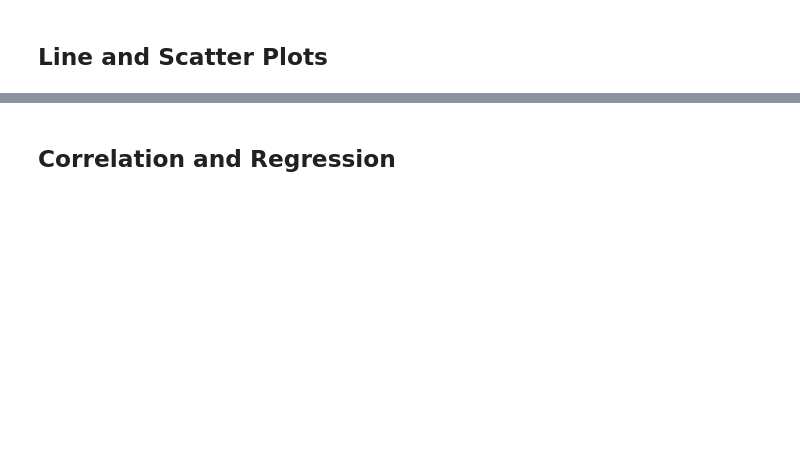
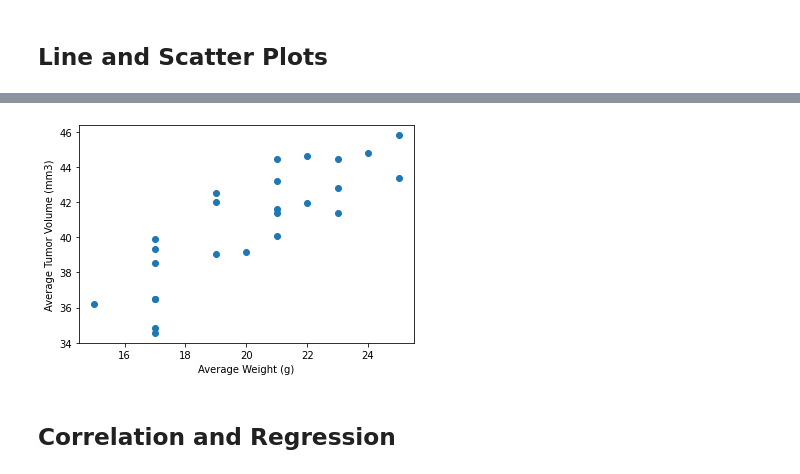
Before and after one commit to clawson13/Matplotlib-challenge, a Jupyter notebook: pymaceuticals.ipynb, the cells around one changed output, grey strips where cells are left out. Drawn from its saved outputs; the diff is of its cells as text; code cells hidden in the pictures; blank space fills up the shorter version.

```diff
--- a/pymaceuticals.ipynb
+++ b/pymaceuticals.ipynb
@@ -341,2 +398,25 @@ Infubinol's potential outliers: 36.3213458
+# %%
+# Generate a scatter plot of average tumor volume vs. average mouse weight of each mouse treated with the Capomulin regimen
+
+# Obtain dataframe for studying Volume vs. Weight
+weight_vs_volume = clean_study[['Mouse ID', 'Drug Regimen', 'Tumor Volume (mm3)', 'Weight (g)']]
+
+# Filter dataframe for Capomulin treatment only
+weight_vs_volume = weight_vs_volume[weight_vs_volume['Drug Regimen'].isin(['Capomulin'])]
+
+# Group dataframe by mouse, and store average Weight/Tumor Volume for each mouse in a variable for plotting
+weight_vs_volume_grp = weight_vs_volume.groupby('Mouse ID')
+weight_avg = weight_vs_volume_grp['Weight (g)'].mean()
+volume_avg = weight_vs_volume_grp['Tumor Volume (mm3)'].mean()
+
+# Label the axes
+plt.xlabel("Average Weight (g)")
+plt.ylabel("Average Tumor Volume (mm3)")
+
+# Plot and display scatter plot
+plt.scatter(weight_avg, volume_avg);
+plt.show()
+# %% [output]
+[figure, added]
 # %% [markdown]
 ## Correlation and Regression
```
Also changed, not shown: parts of 13 cells of this notebook, 5 other files.
